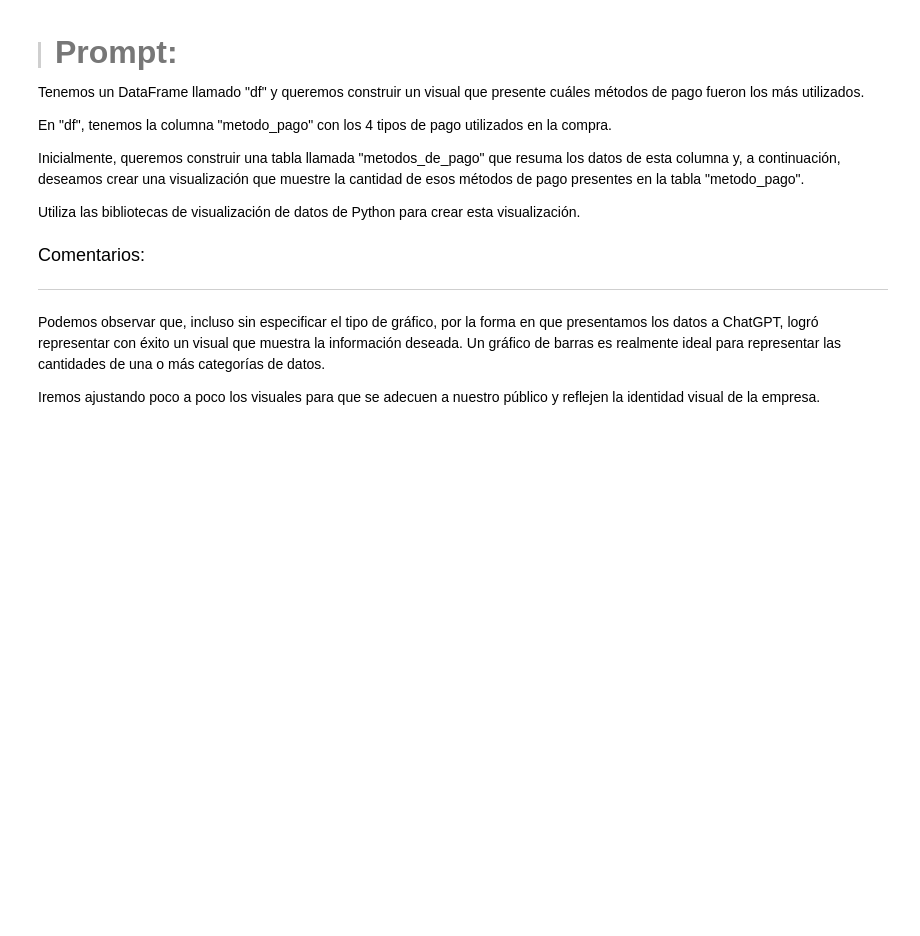
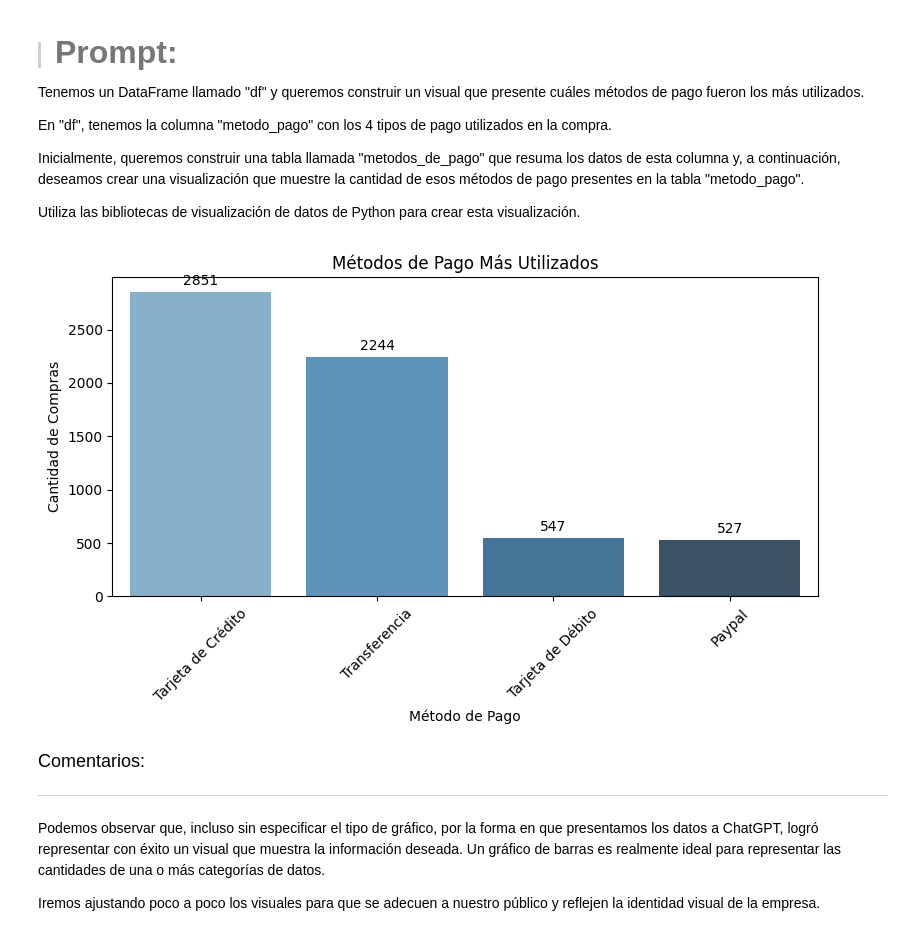
Before and after one commit to clopezv/Challenger_TelecomX, a Jupyter notebook: IA_aplicada_a_ciencia_de_datos.ipynb, the cells around one changed output. Saved outputs shown, nothing was run; the diff lists cells and outputs as text; code cells hidden in the pictures; blank space fills up the shorter version.

```diff
--- a/IA_aplicada_a_ciencia_de_datos.ipynb
+++ b/IA_aplicada_a_ciencia_de_datos.ipynb
@@ -180,6 +839,32 @@ En "df", tenemos la columna "metodo_pago" con los 4 tipos de pago utilizados en
 Inicialmente, queremos construir una tabla llamada "metodos_de_pago" que resuma los datos de esta columna y, a continuación, deseamos crear una visualización que muestre la cantidad de esos métodos de pago presentes en la tabla "metodo_pago".
 
 Utiliza las bibliotecas de visualización de datos de Python para crear esta visualización.
+# %%
+import pandas as pd
+import matplotlib.pyplot as plt
+import seaborn as sns
+
+# 1. Crear la tabla resumen de métodos de pago
+metodos_de_pago = df['metodo_pago'].value_counts().reset_index()
+metodos_de_pago.columns = ['metodo_pago', 'cantidad']
+
+# 2. Visualización de los métodos de pago
+plt.figure(figsize=(8, 5))
+#sns.barplot(data=metodos_de_pago, x='metodo_pago', y='cantidad', palette='Blues_d')
+ax = sns.barplot(data=metodos_de_pago, x='metodo_pago', y='cantidad', palette='Blues_d')
+
+# Agregar los valores arriba de cada barra
+for i in ax.containers:
+  ax.bar_label(i, fmt='%.0f', label_type='edge', padding=3)
+
+plt.title('Métodos de Pago Más Utilizados')
+plt.xlabel('Método de Pago')
+plt.ylabel('Cantidad de Compras')
+plt.xticks(rotation=45)
+plt.tight_layout()
+plt.show()
+# %% [output]
+[figure, added]
 # %% [markdown]
 
 <font color="7b71ff" size=4> Comentarios: </font>
```
Also changed, not shown: parts of 42 cells of this notebook.
